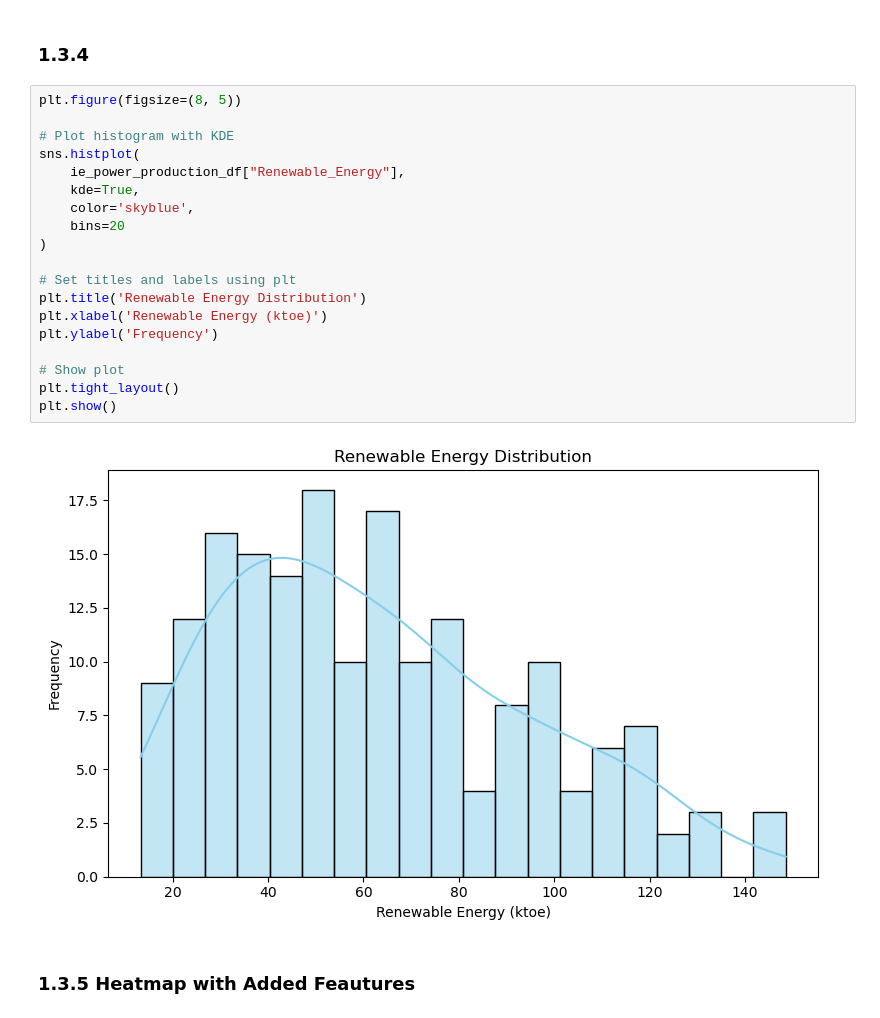
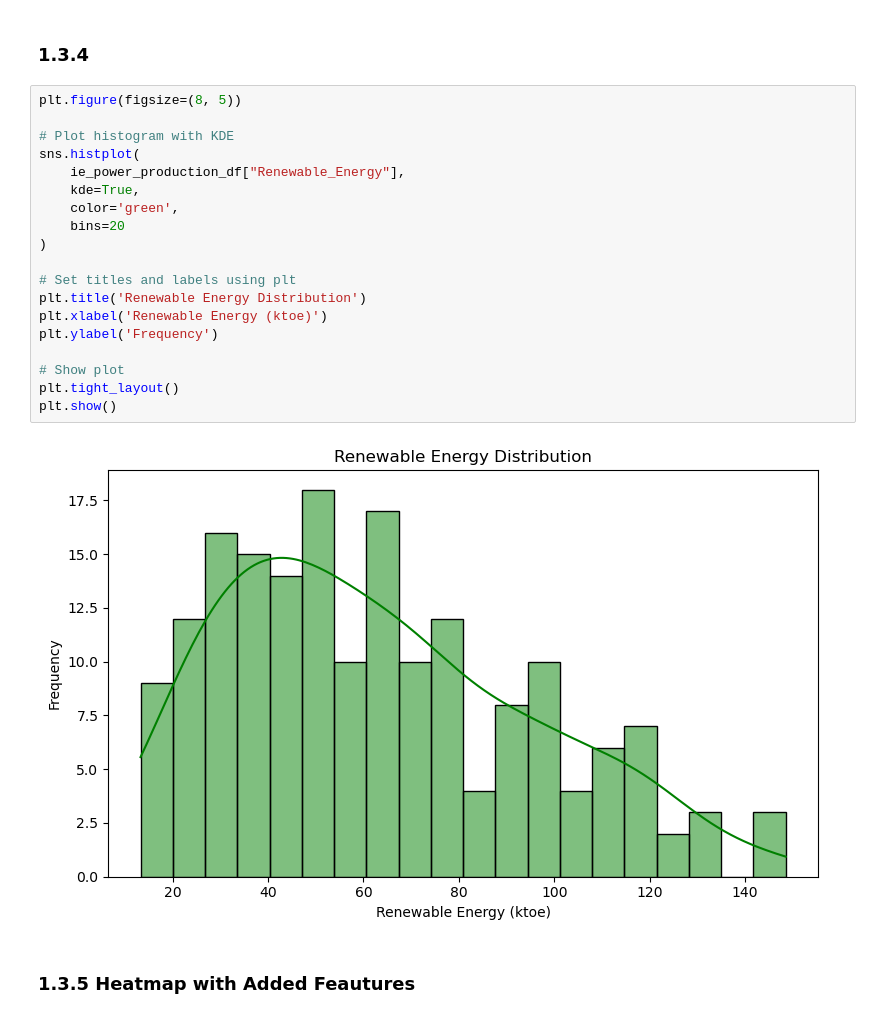
Before and after one commit to montuyajoel/IRL-Renewable-Energy-Forecasting, a Jupyter notebook: CA2.ipynb, the cells around one changed output. Saved outputs shown, nothing was run; the diff lists cells and outputs as text.

```diff
--- a/CA2.ipynb
+++ b/CA2.ipynb
@@ -560,24 +589,24 @@ fig.show()
 # %%
 plt.figure(figsize=(8, 5))
 
 # Plot histogram with KDE
 sns.histplot(
     ie_power_production_df["Renewable_Energy"],
     kde=True,
-    color='skyblue',
+    color='green',
     bins=20
 )
 
 # Set titles and labels using plt
 plt.title('Renewable Energy Distribution')
 plt.xlabel('Renewable Energy (ktoe)')
 plt.ylabel('Frequency')
 
 # Show plot
 plt.tight_layout()
 plt.show()
 # %% [output]
-[figure, old version]
+[figure, new version]
 # %% [markdown]
 ### 1.3.5 Heatmap with Added Feautures
 # %%
```
Also changed, not shown: parts of 34 cells of this notebook, 2 other files.
